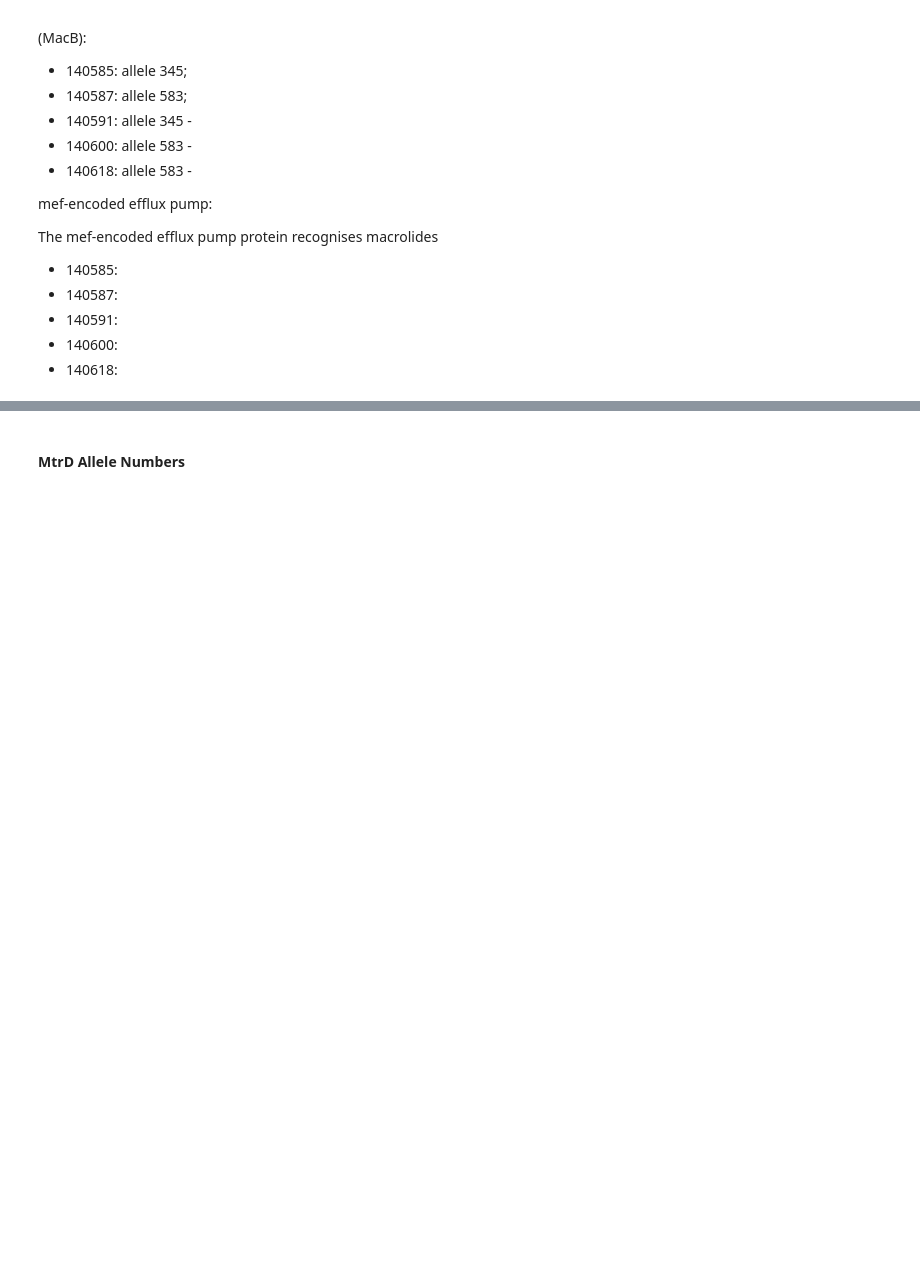
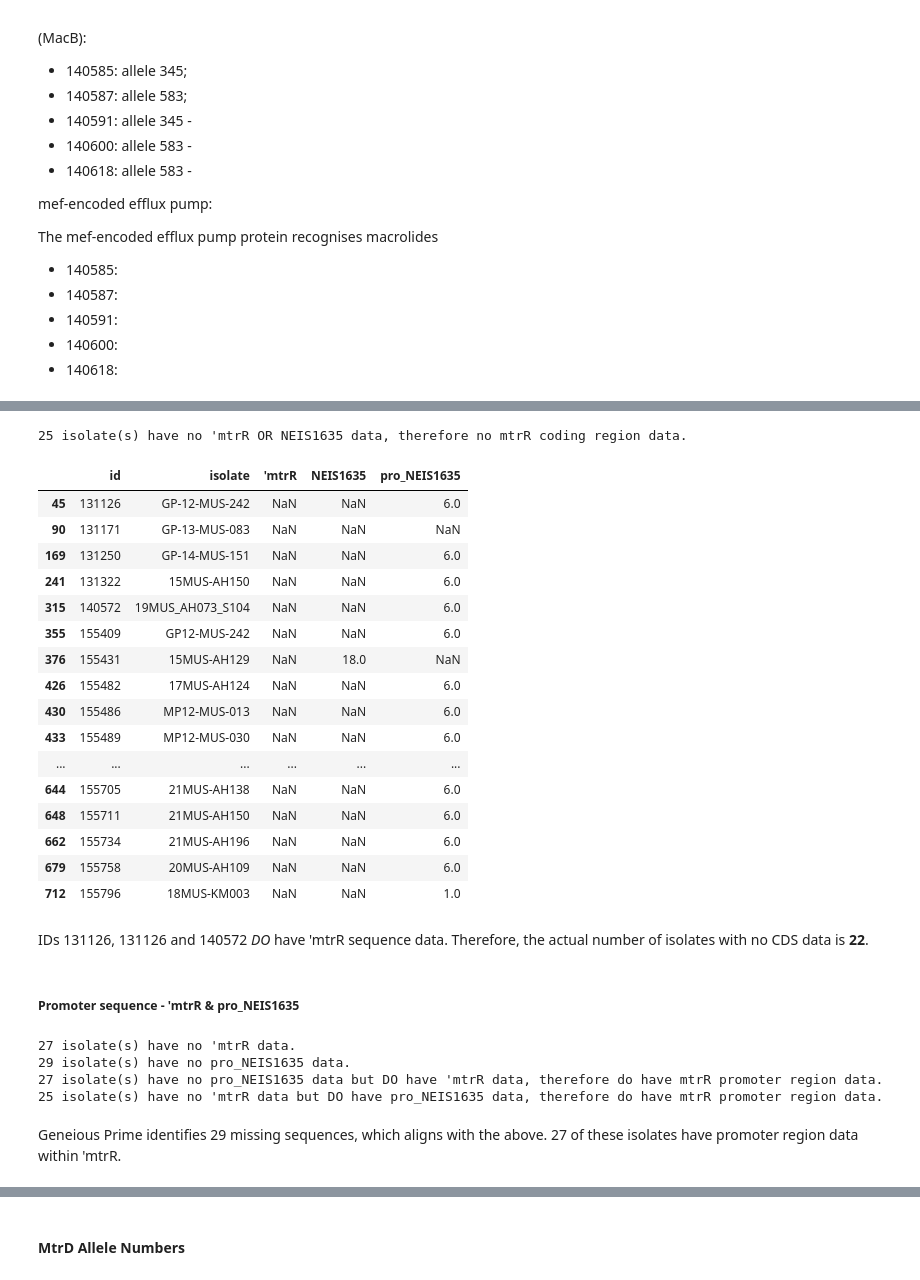
Before and after one commit to watchlotr/NGonorrhoeae_Y4, a Jupyter notebook: NG_Figures.ipynb, the cells around one changed output, grey strips where cells are left out. Saved outputs shown, nothing was run; the diff lists cells and outputs as text; code cells hidden in the pictures; blank space fills up the shorter version.

Commit message:
Commit 37 - investigates mtrR sequence data to obtain as many isolates' data from PubMLST as possible

```diff
--- a/NG_Figures.ipynb
+++ b/NG_Figures.ipynb
@@ -2077,0 +2087,9 @@ The mef-encoded efflux pump protein recognises macrolides
+# %%
+    # importing all pubMLST data
+mtrR_724: pd.DataFrame = pd.read_csv("Data/724_all_mtrR.csv", sep = ",", header = "infer")
+    # filtering for rows with any missing data
+mtrR_724_na: pd.DataFrame = mtrR_724[mtrR_724.isna().any(axis = 1)]
+
+print(f"{len(mtrR_724_na[mtrR_724_na[["'mtrR", "NEIS1635", "pro_NEIS1635"]].isna().all(axis = 1)])} isolate(s) have no data at all. These isolate(s) are {list(mtrR_724_na[mtrR_724_na[["'mtrR", "NEIS1635", "pro_NEIS1635"]].isna().all(axis = 1)]["id"])}")
+
+mtrR_724.loc[mtrR_724["id"] == 131126]
@@ -2077,0 +2102,9 @@ The mef-encoded efflux pump protein recognises macrolides
+# %%
+    # filtering for rows with missing 'mtrR data
+whole_mtrR_na: pd.DataFrame = mtrR_724_na[mtrR_724_na["'mtrR"].isna()]
+
+    # filtering for rows with missing mtrR coding sequence data
+NEIS1635_na: pd.DataFrame = mtrR_724_na[mtrR_724_na["NEIS1635"].isna()]
+
+    # filtering for rows with missing mtrR promoter sequence data
+pro_NEIS1635_na: pd.DataFrame = mtrR_724_na[mtrR_724_na["pro_NEIS1635"].isna()]
@@ -2077,0 +2137,41 @@ The mef-encoded efflux pump protein recognises macrolides
+# %%
+    # identifying isolates with no 'mtrR or CDS data
+print(f"{len(whole_mtrR_na[whole_mtrR_na["NEIS1635"].isna()])} isolate(s) have no 'mtrR OR NEIS1635 data, therefore no mtrR coding region data.")
+
+whole_mtrR_na
+# %% [output]
+25 isolate(s) have no 'mtrR OR NEIS1635 data, therefore no mtrR coding region data.
+|  | id | isolate | 'mtrR | NEIS1635 | pro_NEIS1635 |
+| 45 | 131126 | GP-12-MUS-242 | NaN | NaN | 6.0 |
+| 90 | 131171 | GP-13-MUS-083 | NaN | NaN | NaN |
+| 169 | 131250 | GP-14-MUS-151 | NaN | NaN | 6.0 |
+| 241 | 131322 | 15MUS-AH150 | NaN | NaN | 6.0 |
+| 315 | 140572 | 19MUS_AH073_S104 | NaN | NaN | 6.0 |
+| 355 | 155409 | GP12-MUS-242 | NaN | NaN | 6.0 |
+| 376 | 155431 | 15MUS-AH129 | NaN | 18.0 | NaN |
+| 426 | 155482 | 17MUS-AH124 | NaN | NaN | 6.0 |
+| 430 | 155486 | MP12-MUS-013 | NaN | NaN | 6.0 |
+| 433 | 155489 | MP12-MUS-030 | NaN | NaN | 6.0 |
+| ... | ... | ... | ... | ... | ... |
+| 644 | 155705 | 21MUS-AH138 | NaN | NaN | 6.0 |
+| 648 | 155711 | 21MUS-AH150 | NaN | NaN | 6.0 |
+| 662 | 155734 | 21MUS-AH196 | NaN | NaN | 6.0 |
+| 679 | 155758 | 20MUS-AH109 | NaN | NaN | 6.0 |
+| 712 | 155796 | 18MUS-KM003 | NaN | NaN | 1.0 |
+# %% [markdown]
+IDs 131126, 131126 and 140572 *DO* have 'mtrR sequence data. Therefore, the actual number of isolates with no CDS data is **22**.
+# %% [markdown]
+##### Promoter sequence - 'mtrR & pro_NEIS1635
+# %%
+print(f"{len(whole_mtrR_na)} isolate(s) have no 'mtrR data.")
+print(f"{len(pro_NEIS1635_na)} isolate(s) have no pro_NEIS1635 data.")
+
+    # identifying isolates with no promoter sequence data, but have 'mtrR data
+print(f"{len(pro_NEIS1635_na[~pro_NEIS1635_na["'mtrR"].isna()])} isolate(s) have no pro_NEIS1635 data but DO have 'mtrR data, therefore do have mtrR promoter region data.")
+# %% [output]
+27 isolate(s) have no 'mtrR data.
+29 isolate(s) have no pro_NEIS1635 data.
+27 isolate(s) have no pro_NEIS1635 data but DO have 'mtrR data, therefore do have mtrR promoter region data.
+25 isolate(s) have no 'mtrR data but DO have pro_NEIS1635 data, therefore do have mtrR promoter region data.
+# %% [markdown]
+Geneious Prime identifies 29 missing sequences, which aligns with the above. 27 of these isolates have promoter region data within 'mtrR.
```
Also changed, not shown: parts of 14 cells of this notebook, 2 other files.
